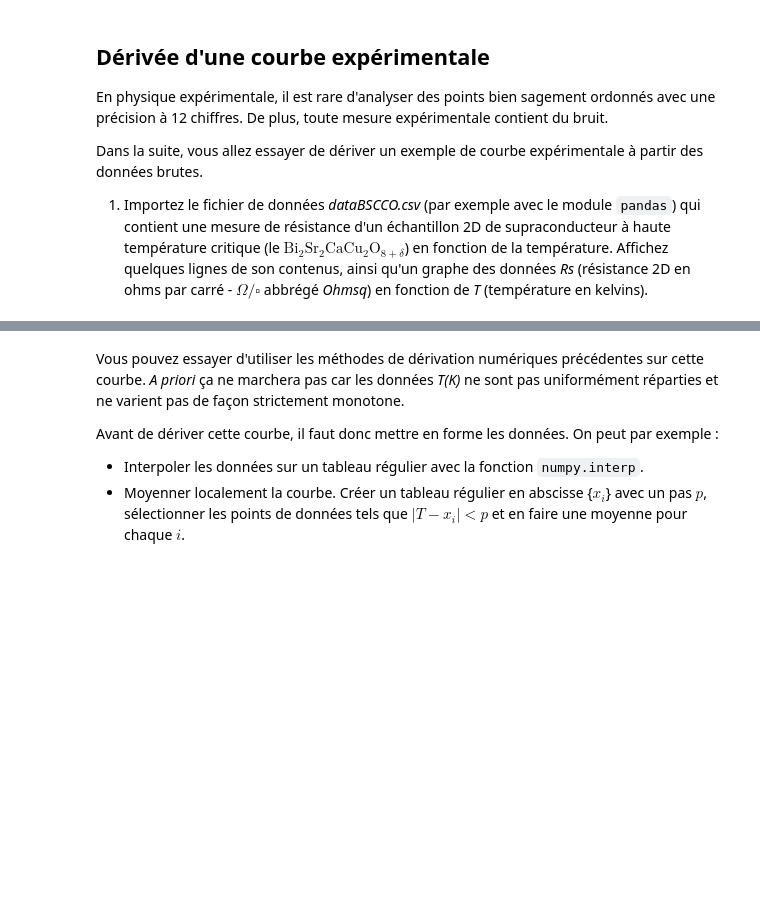
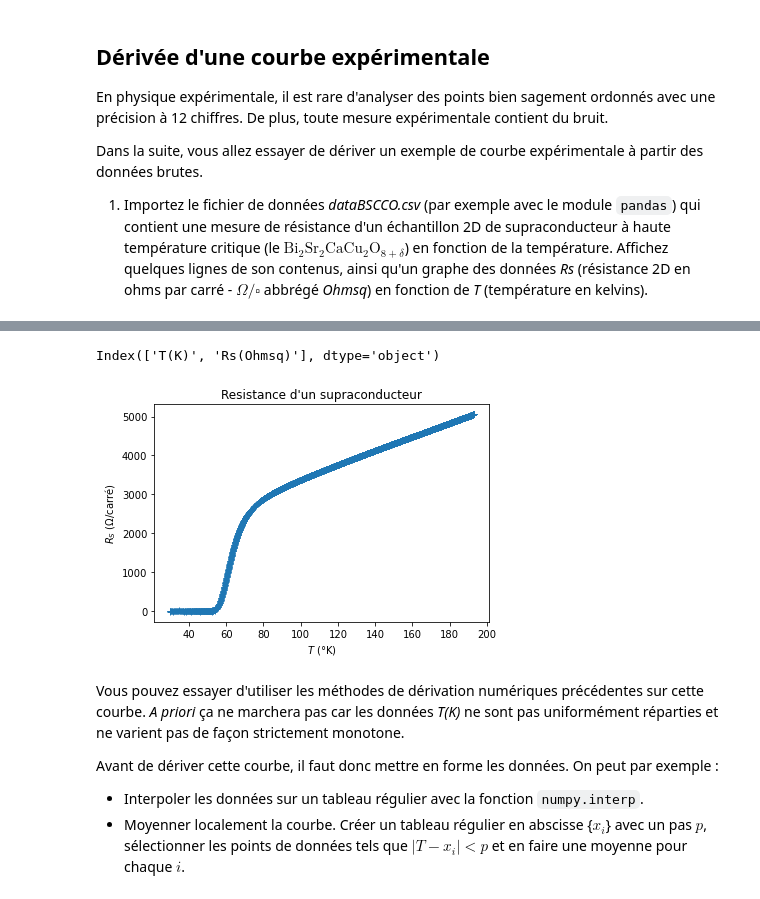
Before and after one commit to kmiloarguello/physique-numerique, a Jupyter notebook: etu-05-derivation-integration/etu-02-derivation-integration-exercices.ipynb, the cells around one changed output, grey strips where cells are left out. Drawn from its saved outputs; the diff is of its cells as text; code cells hidden in the pictures; blank space fills up the shorter version.

```diff
--- a/etu-05-derivation-integration/etu-02-derivation-integration-exercices.ipynb
+++ b/etu-05-derivation-integration/etu-02-derivation-integration-exercices.ipynb
@@ -224,0 +227,4 @@ Dans la suite, vous allez essayer de dériver un exemple de courbe expérimental
+# %%
+df = pd.read_csv('dataBSCCO.csv')
+
+df.head()
@@ -225,3 +238,15 @@ Dans la suite, vous allez essayer de dériver un exemple de courbe expérimental
+# %%
+df.columns
+# %% [output]
+Index(['T(K)', 'Rs(Ohmsq)'], dtype='object')
+# %%
+plt.plot(df['T(K)'], df['Rs(Ohmsq)'],'+')
+plt.title('Resistance d\'un supraconducteur')
+plt.xlabel('$T$ (°K)')
+plt.ylabel('$R_S$ ($\Omega$/carré)')
+plt.show()
+# %% [output]
+[figure, added]
 # %% [markdown]
 Vous pouvez essayer d'utiliser les méthodes de dérivation numériques précédentes sur cette courbe. *A priori* ça ne marchera pas car les données *T(K)* ne sont pas uniformément réparties et ne varient pas de façon strictement monotone.
 
```
Also changed, not shown: parts of 15 cells of this notebook, 1 other file.
